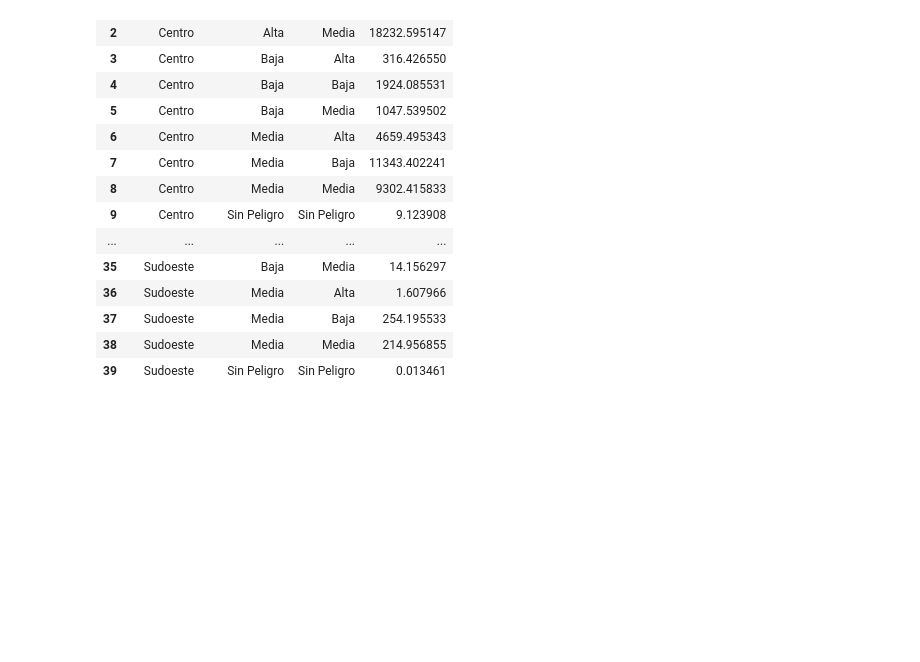
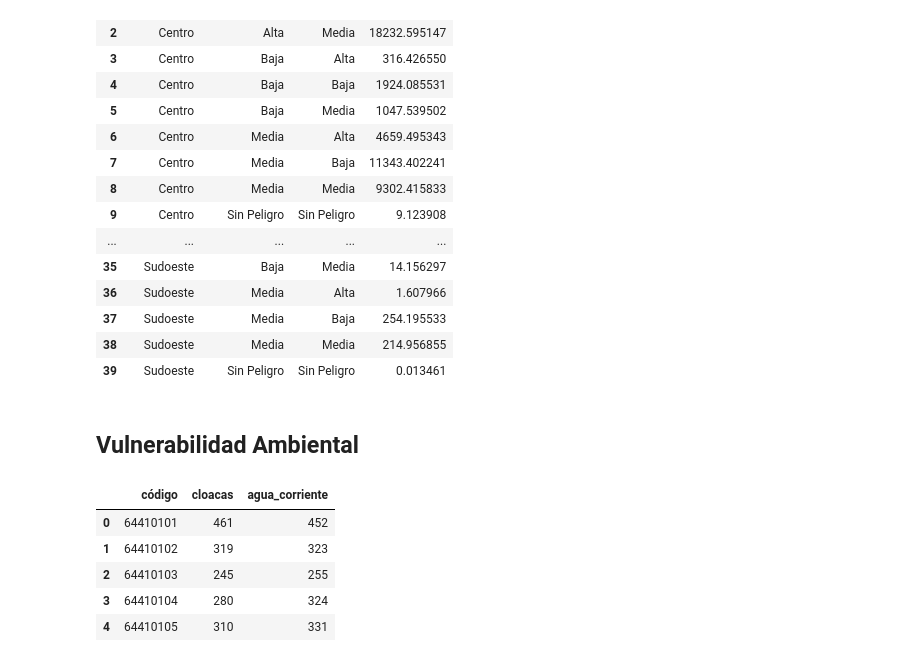
Before and after one commit to nlebovits/ciut-riesgo, a Jupyter notebook: notebooks/riesgo.ipynb, the cells around one changed output. Cells and saved outputs as stored; diff of their text form; code cells hidden in the pictures; blank space fills up the shorter version.

```diff
--- a/notebooks/riesgo.ipynb
+++ b/notebooks/riesgo.ipynb
@@ -892,3 +892,5 @@ tidy_sectores[["sector_nom", "vulnerabilidad", "peligro", "poblacion"]]
 | 37 | Sudoeste | Media | Baja | 254.195533 |
 | 38 | Sudoeste | Media | Media | 214.956855 |
 | 39 | Sudoeste | Sin Peligro | Sin Peligro | 0.013461 |
+# %% [markdown]
+## Vulnerabilidad Ambiental
@@ -894,0 +903,9 @@ tidy_sectores[["sector_nom", "vulnerabilidad", "peligro", "poblacion"]]
+# %%
+servicios.head()
+# %% [output]
+|  | código | cloacas | agua_corriente |
+| 0 | 64410101 | 461 | 452 |
+| 1 | 64410102 | 319 | 323 |
+| 2 | 64410103 | 245 | 255 |
+| 3 | 64410104 | 280 | 324 |
+| 4 | 64410105 | 310 | 331 |
```
Also changed, not shown: parts of 9 cells of this notebook, 2 other files.
